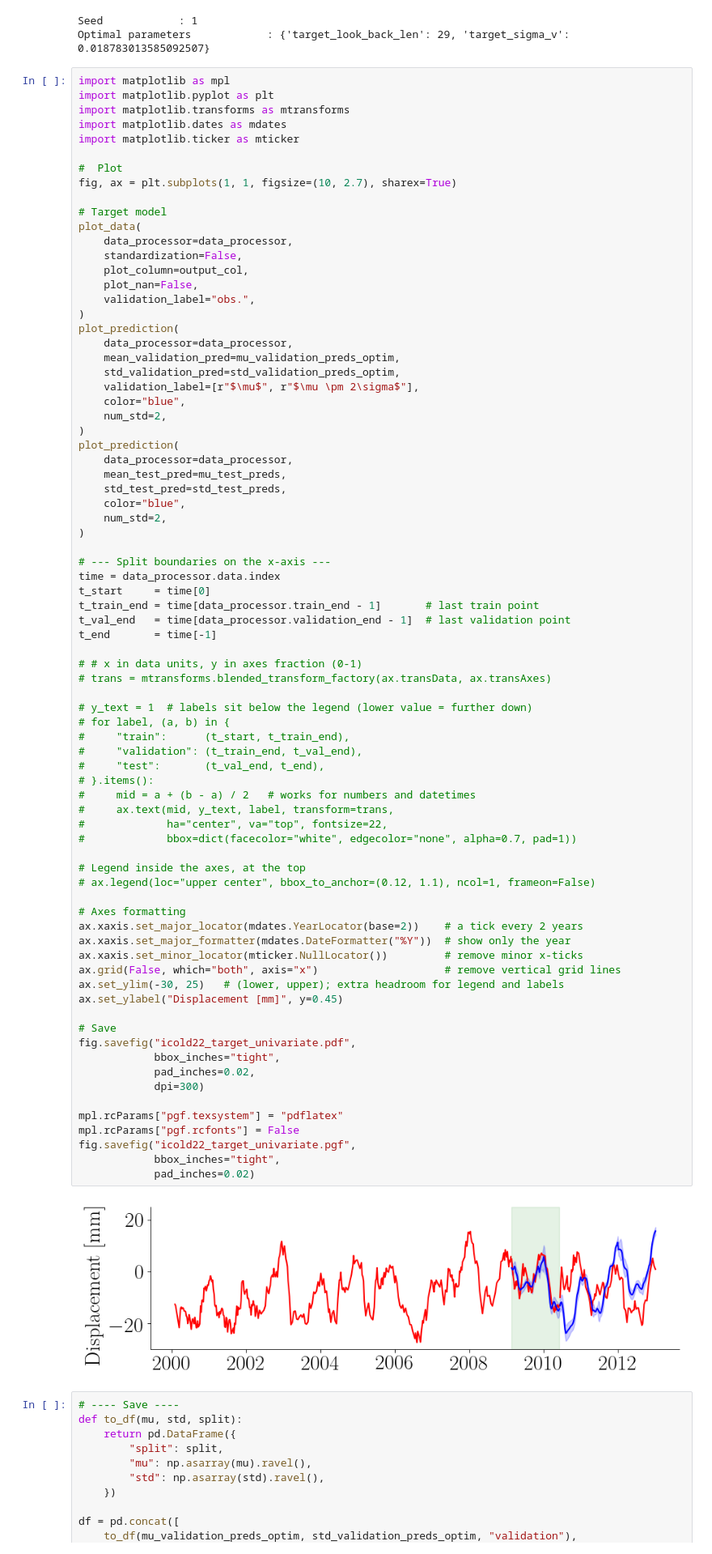
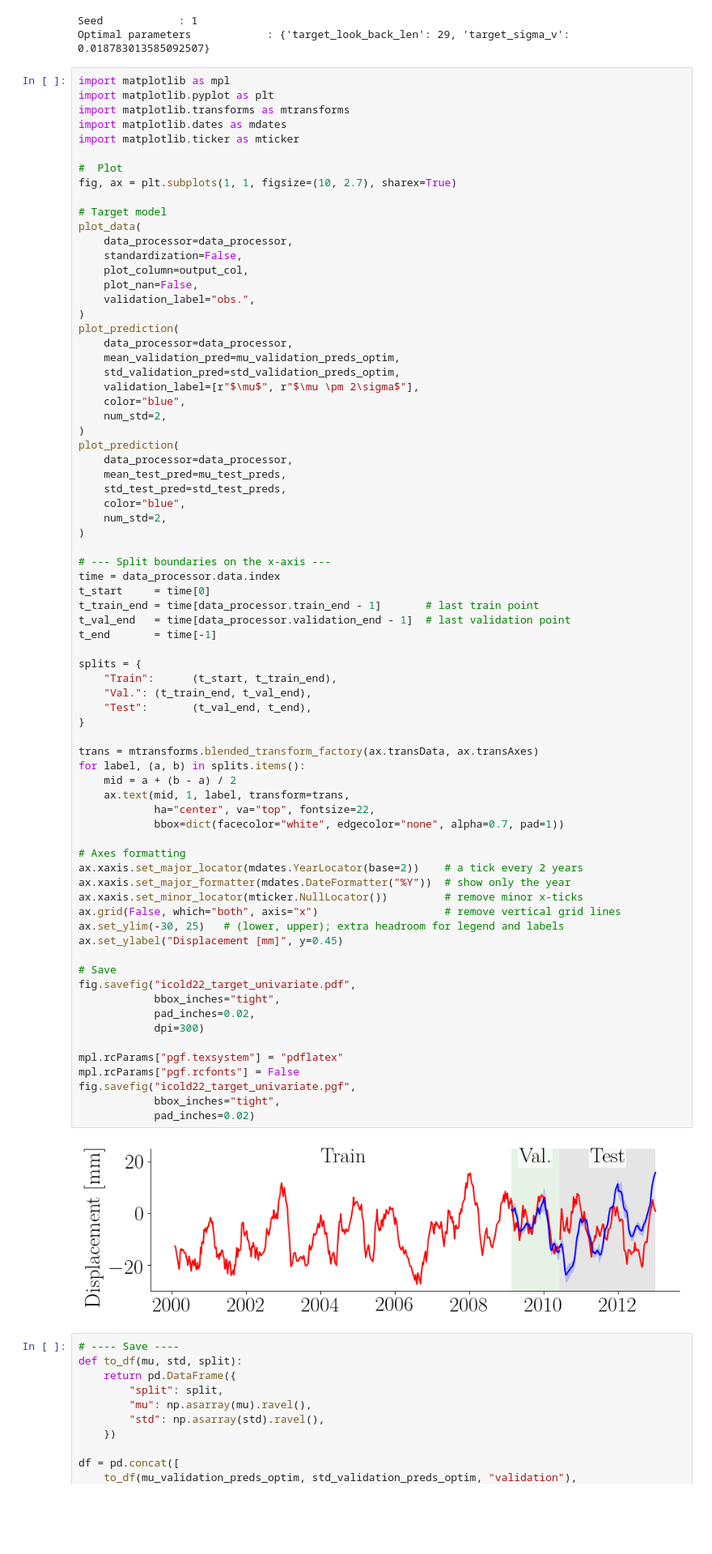
Before and after one commit to Bayes-Works/canari, a Jupyter notebook: examples/icold22/icold22_univariate.ipynb, the cells around one changed output. Shown at 81% size. Drawn from its saved outputs; the diff is of its cells as text; blank space fills up the shorter version.

```diff
--- a/examples/icold22/icold22_univariate.ipynb
+++ b/examples/icold22/icold22_univariate.ipynb
@@ -369,49 +369,45 @@ plot_prediction(
 
 # --- Split boundaries on the x-axis ---
 time = data_processor.data.index
 t_start     = time[0]
 t_train_end = time[data_processor.train_end - 1]       # last train point
 t_val_end   = time[data_processor.validation_end - 1]  # last validation point
 t_end       = time[-1]
 
-# # x in data units, y in axes fraction (0-1)
-# trans = mtransforms.blended_transform_factory(ax.transData, ax.transAxes)
+splits = {
+    "Train":      (t_start, t_train_end),
+    "Val.": (t_train_end, t_val_end),
+    "Test":       (t_val_end, t_end),
+}
 
-# y_text = 1  # labels sit below the legend (lower value = further down)
-# for label, (a, b) in {
-#     "train":      (t_start, t_train_end),
-#     "validation": (t_train_end, t_val_end),
-#     "test":       (t_val_end, t_end),
-# }.items():
-#     mid = a + (b - a) / 2   # works for numbers and datetimes
-#     ax.text(mid, y_text, label, transform=trans,
-#             ha="center", va="top", fontsize=22,
-#             bbox=dict(facecolor="white", edgecolor="none", alpha=0.7, pad=1))
-
-# Legend inside the axes, at the top
-# ax.legend(loc="upper center", bbox_to_anchor=(0.12, 1.1), ncol=1, frameon=False)
+trans = mtransforms.blended_transform_factory(ax.transData, ax.transAxes)
+for label, (a, b) in splits.items():
+    mid = a + (b - a) / 2
+    ax.text(mid, 1, label, transform=trans,
+            ha="center", va="top", fontsize=22,
+            bbox=dict(facecolor="white", edgecolor="none", alpha=0.7, pad=1))
 
 # Axes formatting
 ax.xaxis.set_major_locator(mdates.YearLocator(base=2))    # a tick every 2 years
 ax.xaxis.set_major_formatter(mdates.DateFormatter("%Y"))  # show only the year
 ax.xaxis.set_minor_locator(mticker.NullLocator())         # remove minor x-ticks
 ax.grid(False, which="both", axis="x")                    # remove vertical grid lines
 ax.set_ylim(-30, 25)   # (lower, upper); extra headroom for legend and labels
 ax.set_ylabel("Displacement [mm]", y=0.45)
 
 # Save
 fig.savefig("icold22_target_univariate.pdf",
             bbox_inches="tight",
             pad_inches=0.02,
             dpi=300)
 
 mpl.rcParams["pgf.texsystem"] = "pdflatex"
 mpl.rcParams["pgf.rcfonts"] = False
 fig.savefig("icold22_target_univariate.pgf",
             bbox_inches="tight",
             pad_inches=0.02)
 # %% [output]
-[figure, old version]
+[figure, new version]
 # %%
 # ---- Save ----
 def to_df(mu, std, split):
```
Also changed, not shown: parts of 1 cell of this notebook, 9 other files.
